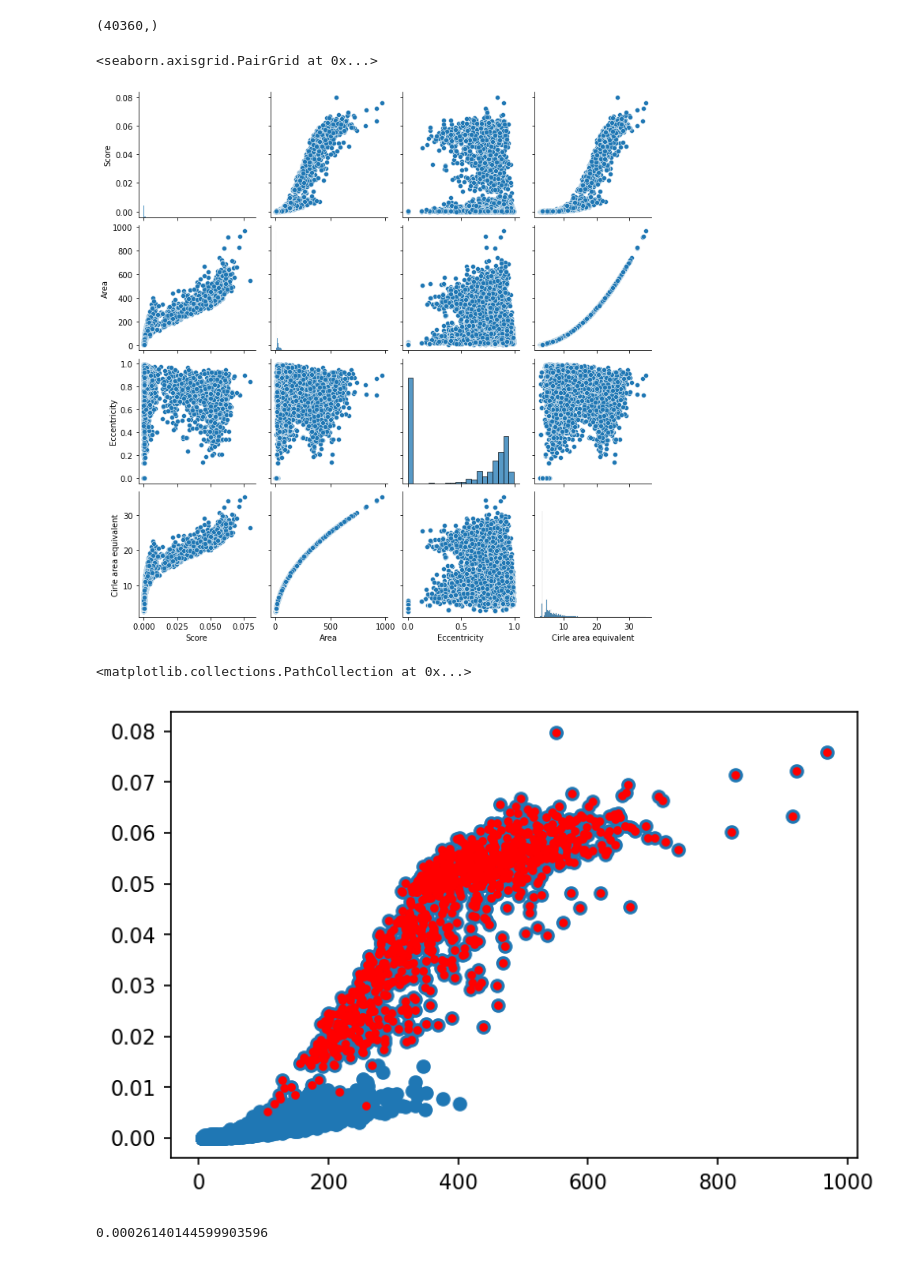
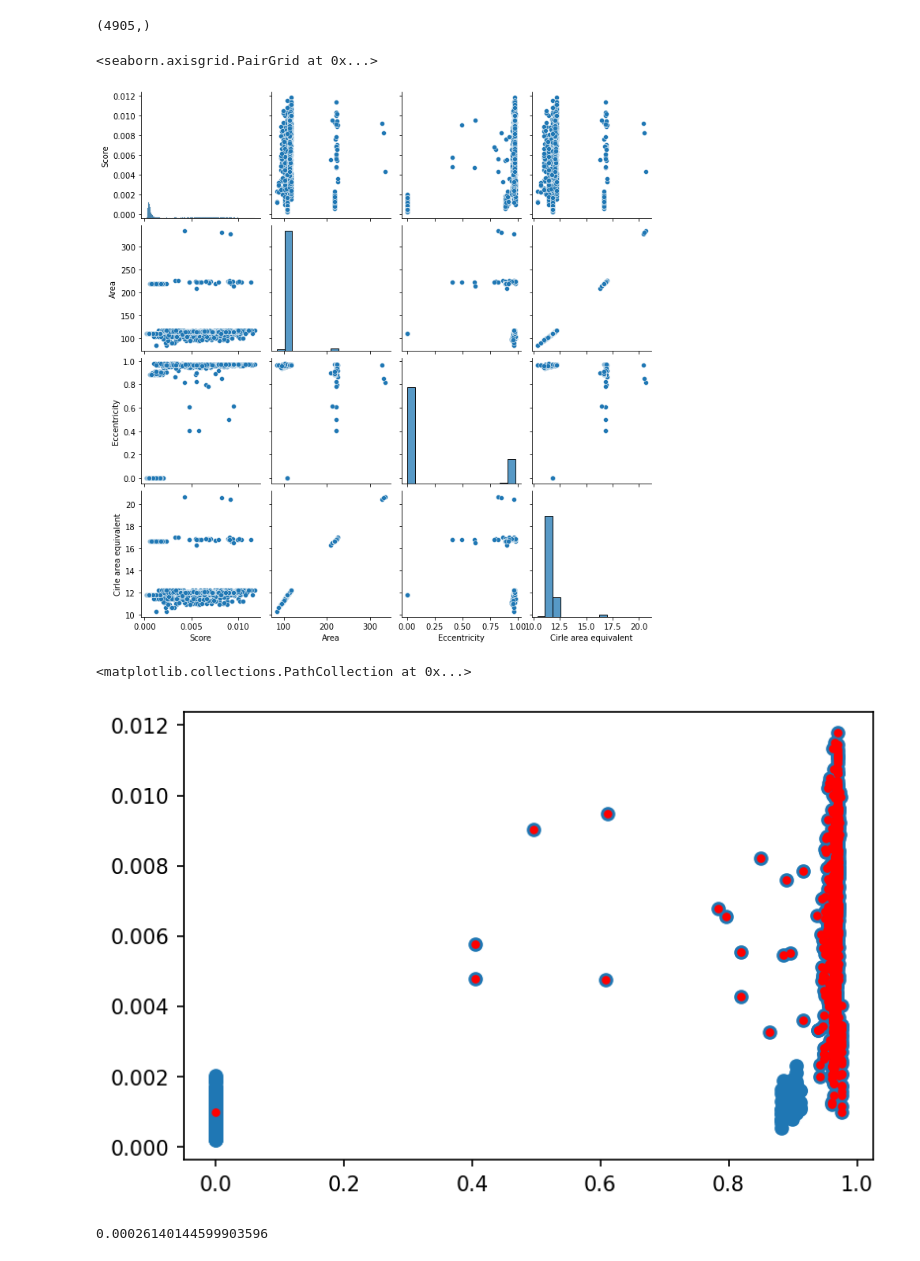
Before and after one commit to Kayzi0/ExplainBlobs, a Jupyter notebook: regression.ipynb, the cells around one changed output. Cells and saved outputs as stored; diff of their text form; code cells hidden in the pictures.

Commit message:
ran model on new data

```diff
--- a/regression.ipynb
+++ b/regression.ipynb
@@ -23,14 +23,14 @@ imgs = np.zeros((size, size, N))
 #fill array with corresponding images
 for i in range(N):
     if labels[i] == 0:
-        x = generator.generate_blob_img(length=size, big = True, big_blob_size=10, big_blob_range=0)
+        x = generator.generate_circles_and_ellipse(ellipse = True, num_blobs=5, img_size=size, maj_axis=12, min_axis=3)
     elif labels[i] == 1:
-        x = generator.generate_blob_img(length=size, big = False)
+        x = generator.generate_circles_and_ellipse(ellipse = False, num_blobs=5, img_size=size, maj_axis=12, min_axis=3)
     imgs[:,:,i] = x
 # %%
 #make gradcam heatmap for every image and normalise
 heatmaps = np.zeros_like(imgs)
-model = tf.keras.models.load_model("models/model20_BN/")
+model = tf.keras.models.load_model("models/model30_circle_ellipse/")
 
 for img in range(N):
     heatmaps[:,:,img] = GradCam(imgs[:,:,img], model, -6, 0)
@@ -98,7 +98,7 @@ blob_eccentricities = np.asarray(blob_eccentricities)
 blob_eq_areas = np.asarray(blob_eq_areas)
 blob_areas.shape
 # %% [output]
-(40360,)
+(4905,)
 # %%
 from seaborn import pairplot
 data = pd.DataFrame({'Score': scores,
@@ -109,17 +109,17 @@ data = pd.DataFrame({'Score': scores,
 pairplot(data)
 # %% [output]
 <seaborn.axisgrid.PairGrid at 0x...>
-[figure, old version]
+[figure, new version]
 # %%
 y = scores[ind]
-x = blob_areas[ind]
+x = blob_eccentricities[ind]
 fig= plt.figure()
 fig.set_dpi(150)
-plt.scatter(blob_areas, scores)
+plt.scatter(blob_eccentricities, scores)
 plt.scatter(x,y, s = 10, c = 'r')
 # %% [output]
 <matplotlib.collections.PathCollection at 0x...>
-[figure, old version]
+[figure, new version]
 # %%
 fig = plt.figure()
 plt.scatter(np.delete(blob_areas, ind), np.delete(scores, ind))
```
Also changed, not shown: parts of 8 cells of this notebook, 1 other file.
